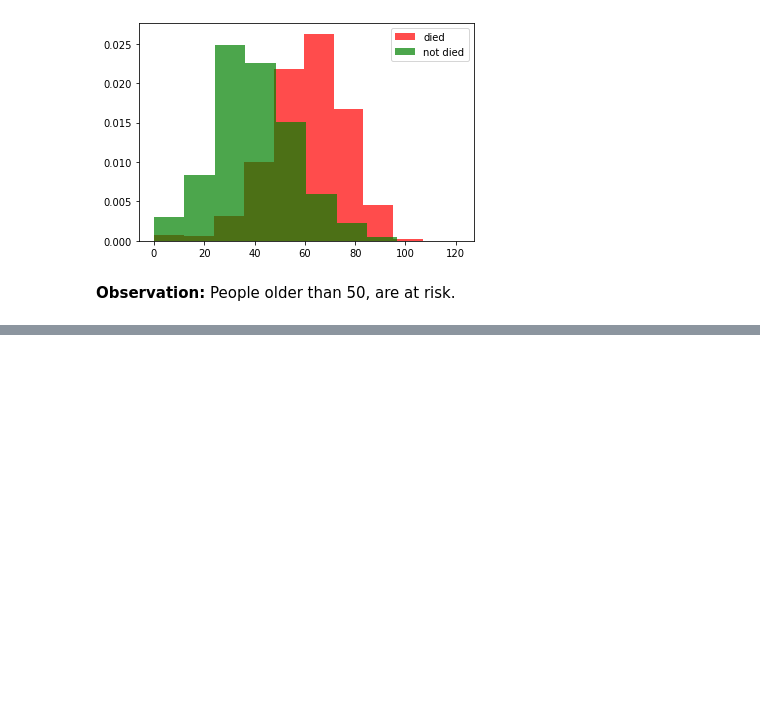
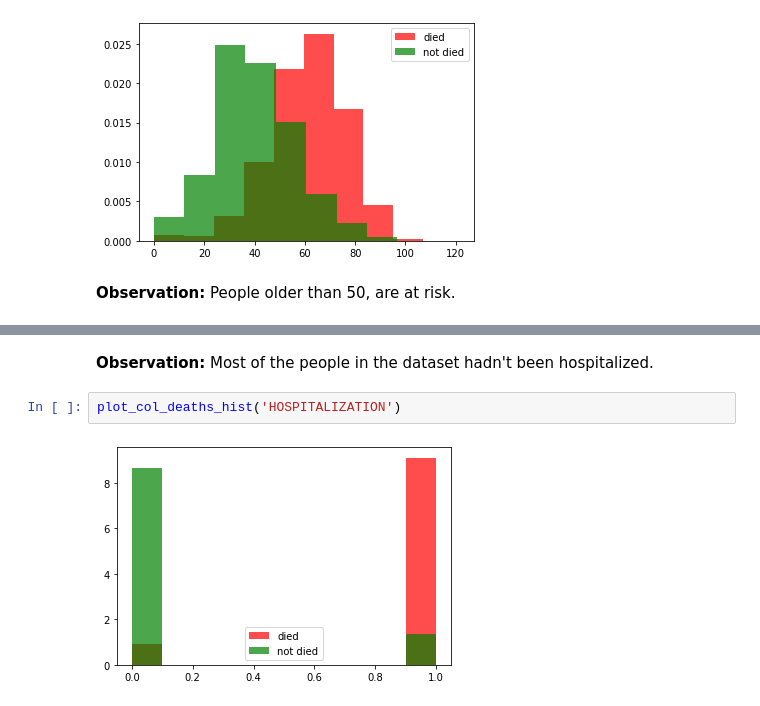
Before and after one commit to korzepadawid/covid-19-death-risk, a Jupyter notebook: covid_19_death_risk_analysis.ipynb, the cells around one changed output, grey strips where cells are left out. Cells and saved outputs as stored; diff of their text form; blank space fills up the shorter version.

```diff
--- a/covid_19_death_risk_analysis.ipynb
+++ b/covid_19_death_risk_analysis.ipynb
@@ -146,0 +213,6 @@ plt.show()
+# %% [markdown]
+**Observation:** Most of the people in the dataset hadn't been hospitalized.
+# %%
+plot_col_deaths_hist('HOSPITALIZATION')
+# %% [output]
+[figure, added]
```
Also changed, not shown: parts of 120 cells of this notebook.
